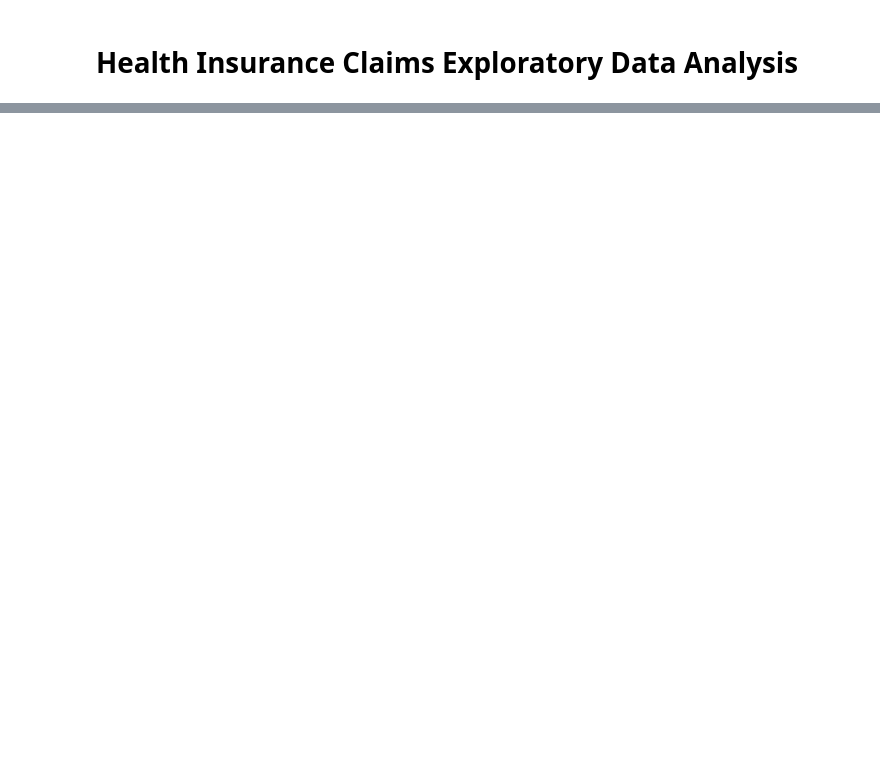
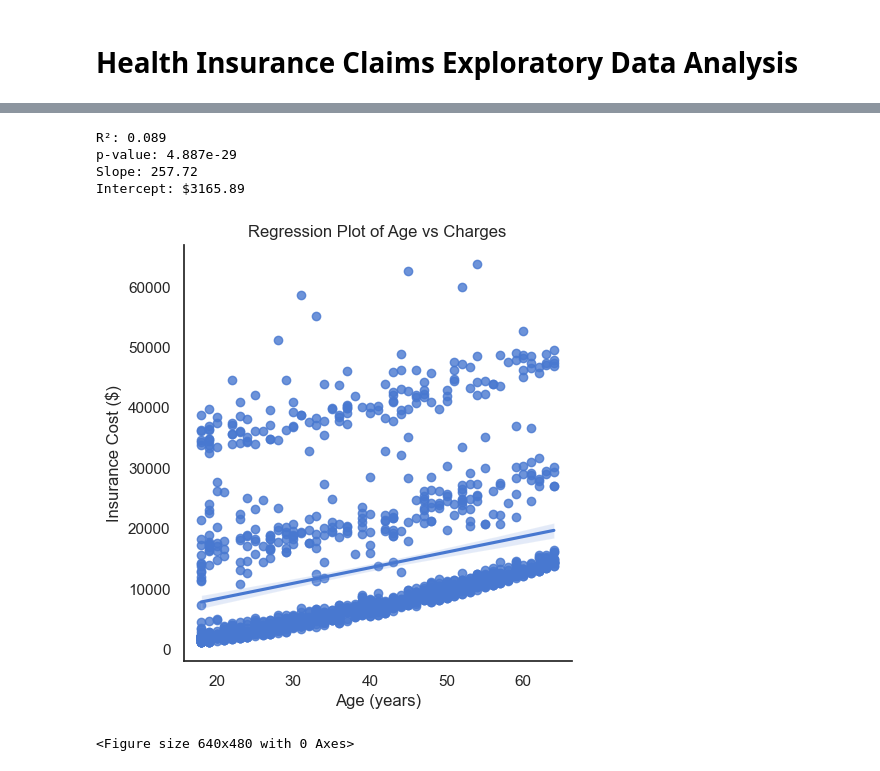
Before and after one commit to DaeJens/Health_Insurance_Project, a Jupyter notebook: HealthInsuranceEDA.ipynb, the cells around one changed output, grey strips where cells are left out. Drawn from its saved outputs; the diff is of its cells as text; code cells hidden in the pictures; blank space fills up the shorter version.

```diff
--- a/HealthInsuranceEDA.ipynb
+++ b/HealthInsuranceEDA.ipynb
@@ -51,0 +101,26 @@ statement on how most plots look normal except for age vs charges
+# %%
+# Linear Regression
+age_model = LinearRegression()
+age_model.fit(insurance_csv[['age']], insurance_csv['charges'])
+age_slope = age_model.coef_[0]
+age_intercept = age_model.intercept_
+r_squared = age_model.score(insurance_csv[['age']], insurance_csv['charges'])
+print(f"R²: {r_squared:.3f}")
+print(f"p-value: {stats.linregress(insurance_csv['age'], insurance_csv['charges']).pvalue:.3e}")
+
+print(f"Slope: {age_slope:.2f}")
+print(f"Intercept: ${age_intercept:.2f}")
+
+sns.lmplot(x='age', y='charges', data=insurance_csv, fit_reg=True)
+plt.title('Regression Plot of Age vs Charges')
+plt.xlabel('Age (years)')
+plt.ylabel('Insurance Cost ($)')
+plt.show()
+plt.clf()
+# %% [output]
+R²: 0.089
+p-value: 4.887e-29
+Slope: 257.72
+Intercept: $3165.89
+[figure, new version]
+<Figure size 640x480 with 0 Axes>
```
Also changed, not shown: parts of 23 cells of this notebook.
